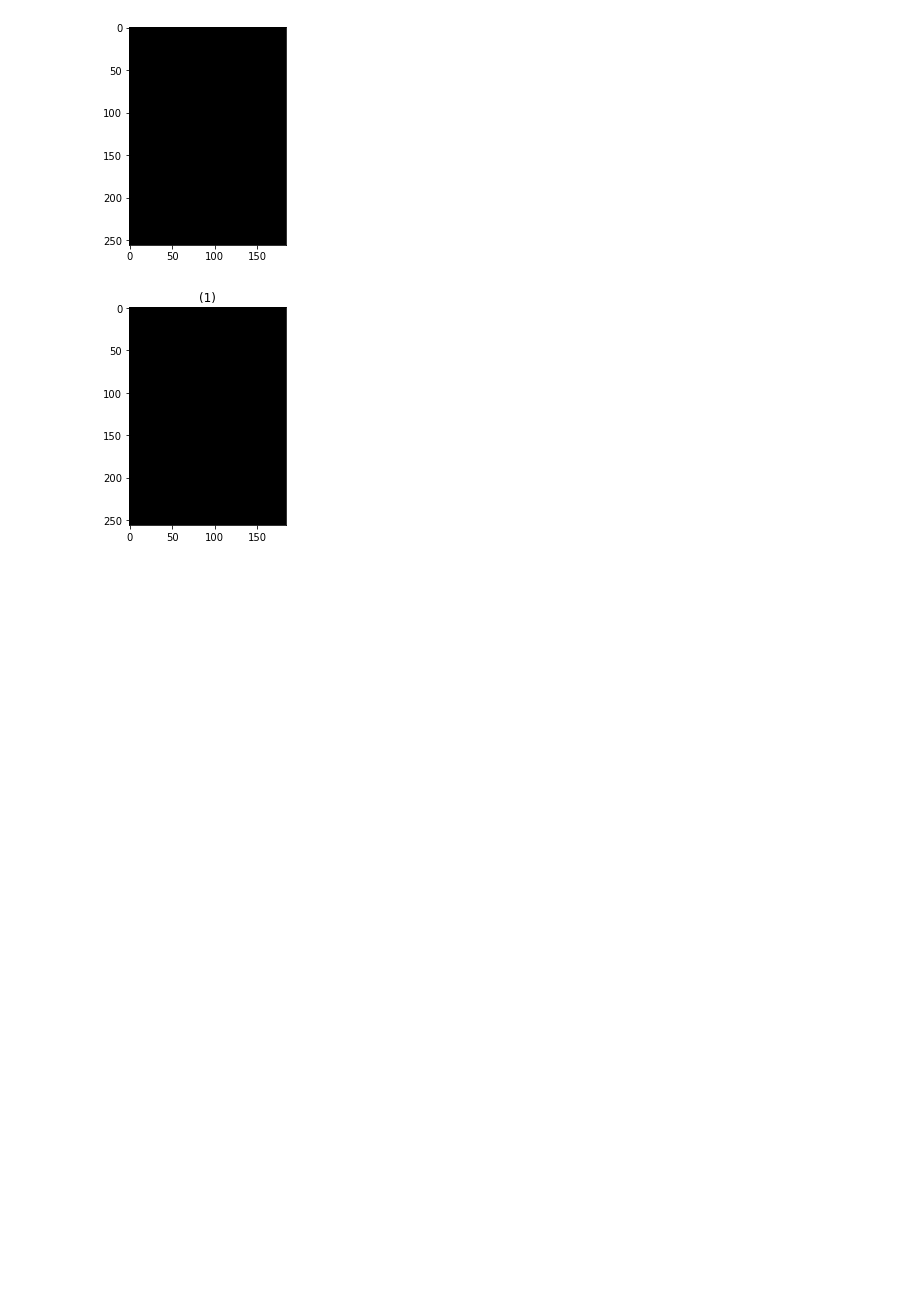
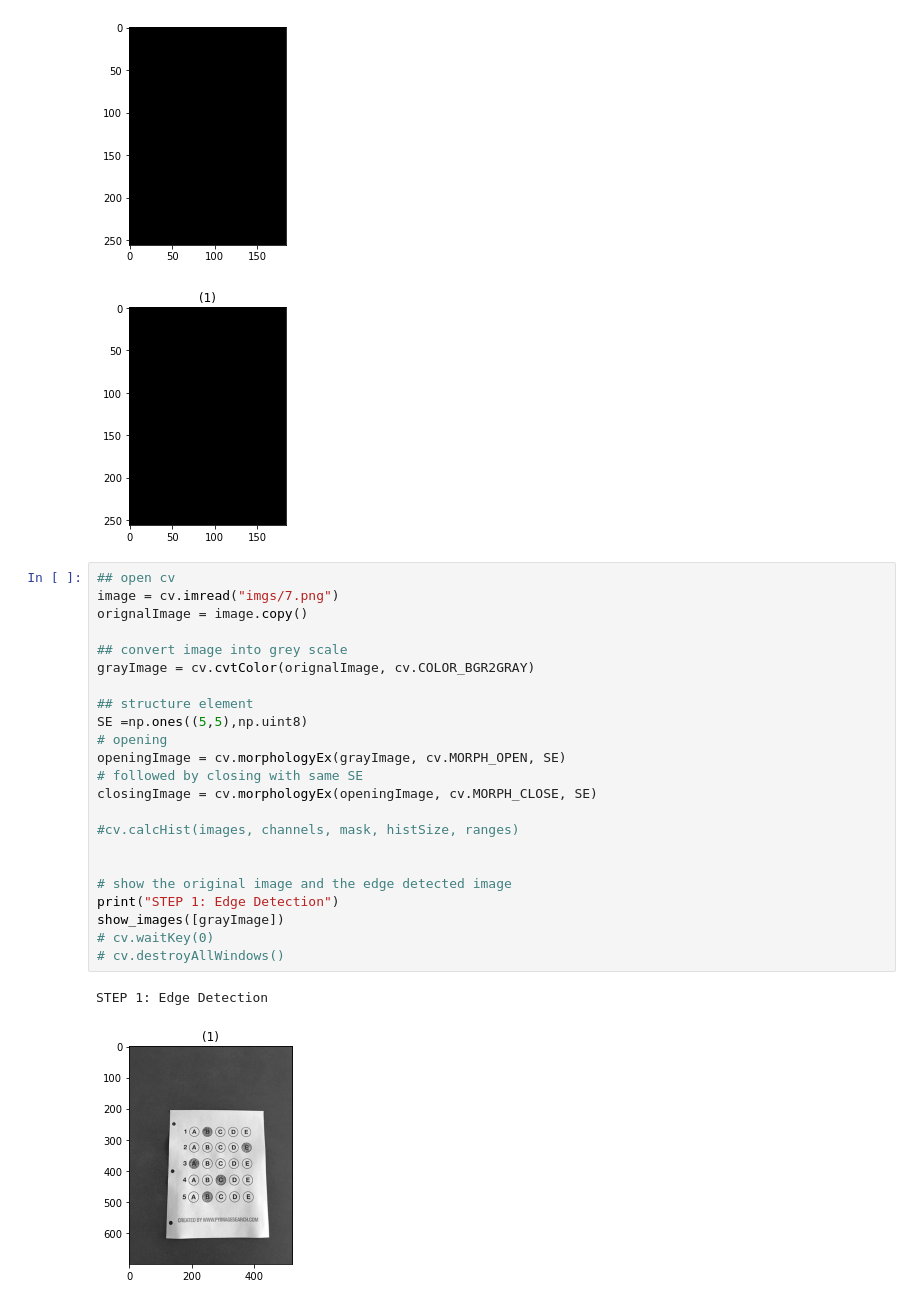
Before and after one commit to Ziyadhassan/Bubble-Sheet-Checker, a Jupyter notebook: project_backup2.ipynb, the cells around one changed output. Saved outputs shown, nothing was run; the diff lists cells and outputs as text; blank space fills up the shorter version.

```diff
--- a/project_backup2.ipynb
+++ b/project_backup2.ipynb
@@ -97,3 +112,29 @@ show_images([blank])
 [figure]
 [figure]
 [figure]
+# %%
+## open cv
+image = cv.imread("imgs/7.png")
+orignalImage = image.copy()
+
+## convert image into grey scale
+grayImage = cv.cvtColor(orignalImage, cv.COLOR_BGR2GRAY)
+
+## structure element
+SE =np.ones((5,5),np.uint8)
+# opening
+openingImage = cv.morphologyEx(grayImage, cv.MORPH_OPEN, SE)
+# followed by closing with same SE
+closingImage = cv.morphologyEx(openingImage, cv.MORPH_CLOSE, SE)
+
+#cv.calcHist(images, channels, mask, histSize, ranges)
+
+
+# show the original image and the edge detected image
+print("STEP 1: Edge Detection")
+show_images([grayImage])
+# cv.waitKey(0)
+# cv.destroyAllWindows()
+# %% [output]
+STEP 1: Edge Detection
+[figure, added]
```
Also changed, not shown: parts of 2 cells of this notebook, 16 other files.
